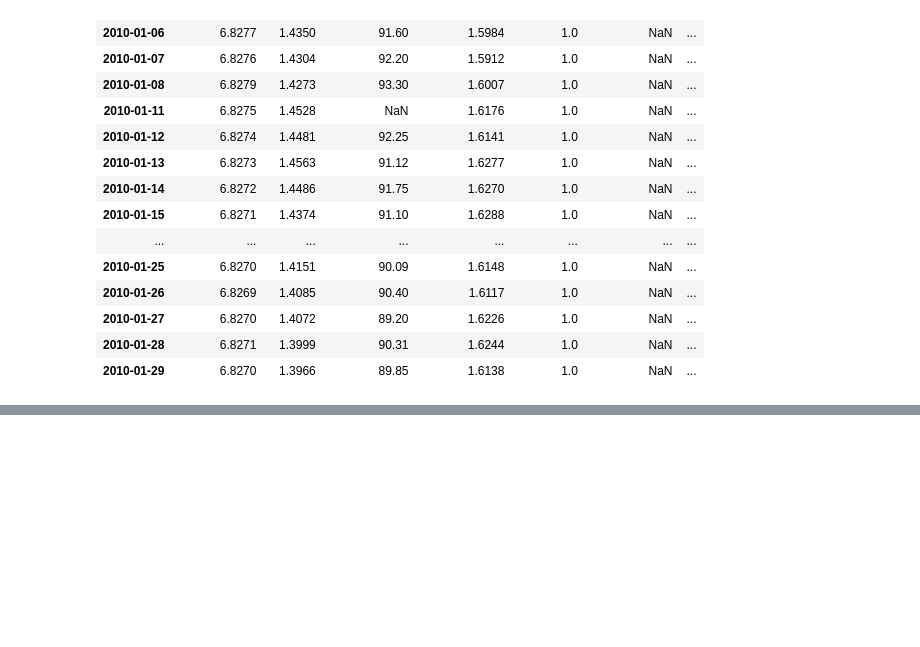
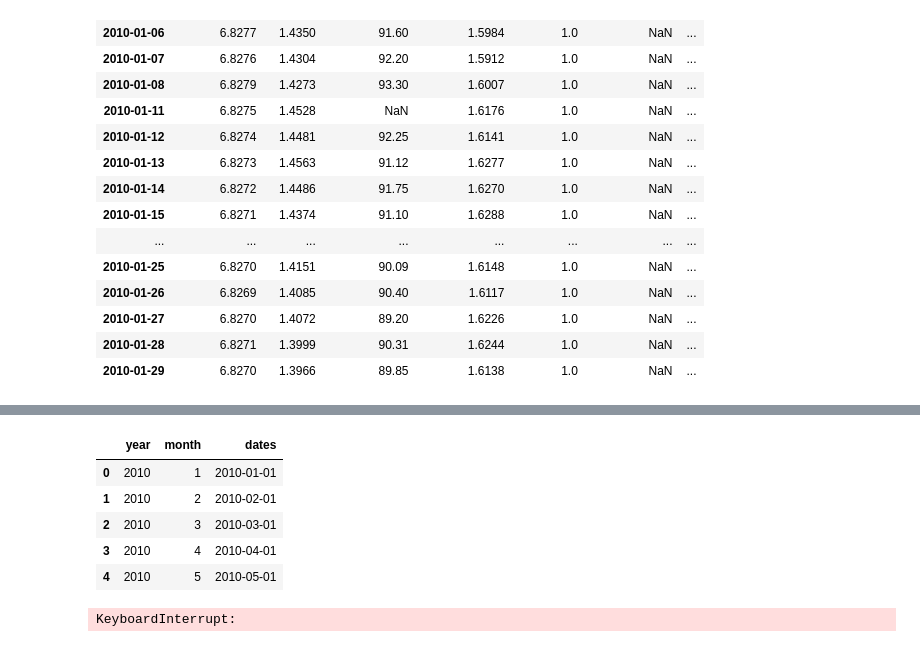
Before and after one commit to benkaan001/pandas_and_beyond, a Jupyter notebook: analyze_data/03_exchange_rates.ipynb, the cells around one changed output, grey strips where cells are left out. Saved outputs shown, nothing was run; the diff lists cells and outputs as text; code cells hidden in the pictures; blank space fills up the shorter version.

```diff
--- a/analyze_data/03_exchange_rates.ipynb
+++ b/analyze_data/03_exchange_rates.ipynb
@@ -184,0 +249,37 @@ joined_df
+# %%
+df = df.groupby(['year', 'month'])['dates'].min().reset_index()
+df.head()
+# %% [output]
+|  | year | month | dates |
+| 0 | 2010 | 1 | 2010-01-01 |
+| 1 | 2010 | 2 | 2010-02-01 |
+| 2 | 2010 | 3 | 2010-03-01 |
+| 3 | 2010 | 4 | 2010-04-01 |
+| 4 | 2010 | 5 | 2010-05-01 |
+# %%
+dfs = []
+
+for date in tqdm(df['dates']):
+    try:
+        url = f'https://www.imf.org/external/np/fin/data/rms_mth.aspx?SelectDate={date:%Y-%m-%d}&reportType=REP'
+        response_df = pd.read_html(url)
+        # table 1
+        response_df[5].columns = response_df[5].columns.droplevel(0)
+        temp_df = response_df[5].set_index('Currency').T
+        temp_df.index = pd.to_datetime(temp_df.index.astype('str').str.replace(',', ', '))
+        # when there is no table 2 due to date, skip table 2
+        if response_df[6].shape == (2, 2):
+            dfs.append(temp_df)
+            continue
+        # table 2
+        response_df[6].columns = response_df[6].columns.droplevel(0)
+        temp_df2 = response_df[6].set_index('Currency').T
+        temp_df2.index = pd.to_datetime(temp_df2.index.astype('str').str.replace(',', ', '))
+        # concatenate tables
+        combined_df = pd.concat([temp_df, temp_df2])
+        # add the df to dfs
+        dfs.append(combined_df)
+    except Exception as e:
+        print(f'Exception for {date:%Y-%m-%d} : {e}')
+# %% [output]
+KeyboardInterrupt:
```
Also changed, not shown: parts of 7 cells of this notebook.
